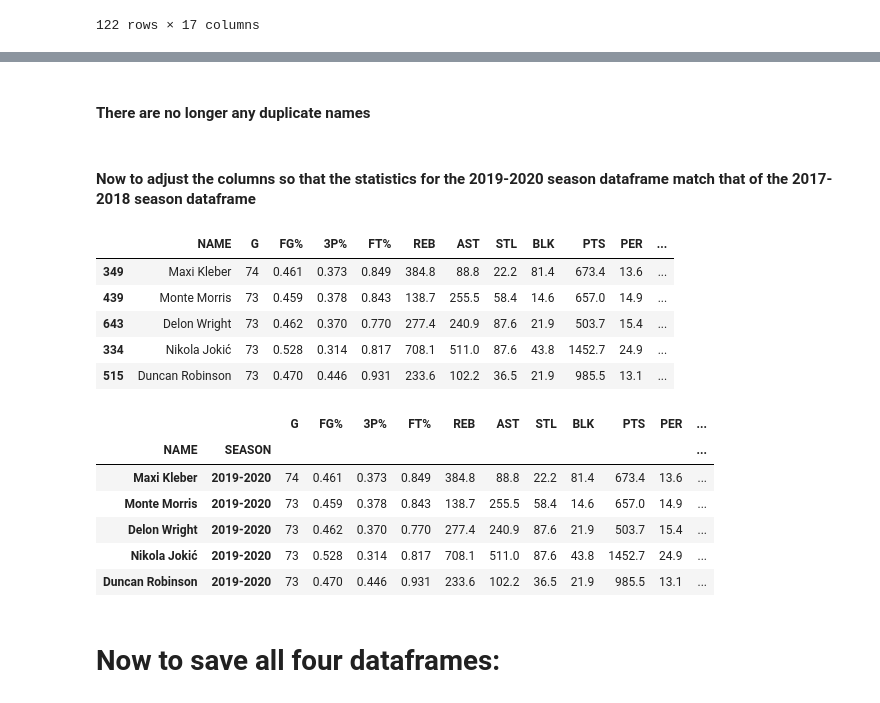
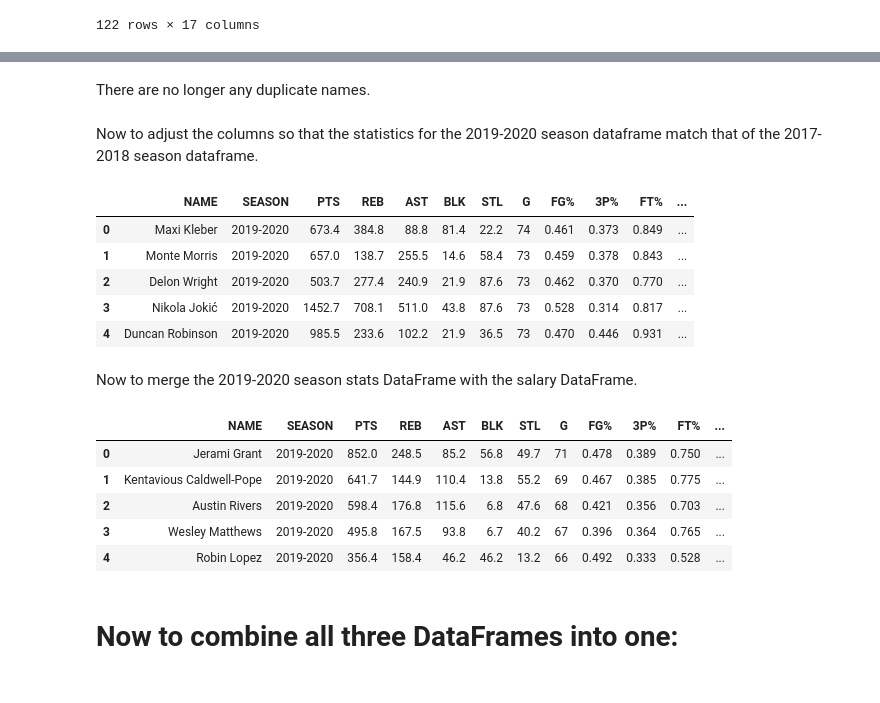
Before and after one commit to Marcial-Medina/Capstone-2---NBA-contracts, a Jupyter notebook: Notebooks/Capstone 2 - Data Wrangling.ipynb, the cells around one changed output, grey strips where cells are left out. Drawn from its saved outputs; the diff is of its cells as text; code cells hidden in the pictures.

Commit message:
updated data wrangling notebook and updated csv data file

```diff
--- a/Notebooks/Capstone 2 - Data Wrangling.ipynb
+++ b/Notebooks/Capstone 2 - Data Wrangling.ipynb
@@ -362,0 +345,5 @@ season_17_18.head()
+# %%
+# reordering the columns
+column_names = ['NAME','SEASON','PTS','REB','AST','BLK','STL','G','FG%','3P%','FT%','TS%','USG%','PER','WS','BPM','VORP']
+season_17_18 = season_17_18[column_names].reset_index(drop=True)
+season_17_18.head()
@@ -640,32 +638,34 @@ freq             1
 Name: NAME, dtype: object
 # %% [markdown]
-#### There are no longer any duplicate names
+There are no longer any duplicate names.
 # %% [markdown]
-#### Now to adjust the columns so that the statistics for the 2019-2020 season dataframe match that of the 2017-2018 season dataframe
+Now to adjust the columns so that the statistics for the 2019-2020 season dataframe match that of the 2017-2018 season dataframe.
 # %%
 season_19_20['PTS']=season_19_20['PTS']*season_19_20['G'] # getting total points instead of points per game
 season_19_20['REB']=season_19_20['REB']*season_19_20['G']
 season_19_20['AST']=season_19_20['AST']*season_19_20['G']
 season_19_20['BLK']=season_19_20['BLK']*season_19_20['G']
 season_19_20['STL']=season_19_20['STL']*season_19_20['G']
+season_19_20 = season_19_20[column_names].reset_index(drop=True) # reordering the columns
 season_19_20.head()
 # %% [output]
-|  | NAME | G | FG% | 3P% | FT% | REB | AST | STL | BLK | PTS | PER | ... |
-| 349 | Maxi Kleber | 74 | 0.461 | 0.373 | 0.849 | 384.8 | 88.8 | 22.2 | 81.4 | 673.4 | 13.6 | ... |
-| 439 | Monte Morris | 73 | 0.459 | 0.378 | 0.843 | 138.7 | 255.5 | 58.4 | 14.6 | 657.0 | 14.9 | ... |
-| 643 | Delon Wright | 73 | 0.462 | 0.370 | 0.770 | 277.4 | 240.9 | 87.6 | 21.9 | 503.7 | 15.4 | ... |
-| 334 | Nikola Jokić | 73 | 0.528 | 0.314 | 0.817 | 708.1 | 511.0 | 87.6 | 43.8 | 1452.7 | 24.9 | ... |
-| 515 | Duncan Robinson | 73 | 0.470 | 0.446 | 0.931 | 233.6 | 102.2 | 36.5 | 21.9 | 985.5 | 13.1 | ... |
+|  | NAME | SEASON | PTS | REB | AST | BLK | STL | G | FG% | 3P% | FT% | ... |
+| 0 | Maxi Kleber | 2019-2020 | 673.4 | 384.8 | 88.8 | 81.4 | 22.2 | 74 | 0.461 | 0.373 | 0.849 | ... |
+| 1 | Monte Morris | 2019-2020 | 657.0 | 138.7 | 255.5 | 14.6 | 58.4 | 73 | 0.459 | 0.378 | 0.843 | ... |
+| 2 | Delon Wright | 2019-2020 | 503.7 | 277.4 | 240.9 | 21.9 | 87.6 | 73 | 0.462 | 0.370 | 0.770 | ... |
+| 3 | Nikola Jokić | 2019-2020 | 1452.7 | 708.1 | 511.0 | 43.8 | 87.6 | 73 | 0.528 | 0.314 | 0.817 | ... |
+| 4 | Duncan Robinson | 2019-2020 | 985.5 | 233.6 | 102.2 | 21.9 | 36.5 | 73 | 0.470 | 0.446 | 0.931 | ... |
+# %% [markdown]
+Now to merge the 2019-2020 season stats DataFrame with the salary DataFrame.
 # %%
-season_19_20 = season_19_20.set_index(['NAME','SEASON'])
+season_19_20 = pd.merge(season_19_20, contracts_19_20, on=['NAME','SEASON'])
 season_19_20.head()
 # %% [output]
-|  |  | G | FG% | 3P% | FT% | REB | AST | STL | BLK | PTS | PER | ... |
-| NAME | SEASON |  |  |  |  |  |  |  |  |  |  | ... |
-| Maxi Kleber | 2019-2020 | 74 | 0.461 | 0.373 | 0.849 | 384.8 | 88.8 | 22.2 | 81.4 | 673.4 | 13.6 | ... |
-| Monte Morris | 2019-2020 | 73 | 0.459 | 0.378 | 0.843 | 138.7 | 255.5 | 58.4 | 14.6 | 657.0 | 14.9 | ... |
-| Delon Wright | 2019-2020 | 73 | 0.462 | 0.370 | 0.770 | 277.4 | 240.9 | 87.6 | 21.9 | 503.7 | 15.4 | ... |
-| Nikola Jokić | 2019-2020 | 73 | 0.528 | 0.314 | 0.817 | 708.1 | 511.0 | 87.6 | 43.8 | 1452.7 | 24.9 | ... |
-| Duncan Robinson | 2019-2020 | 73 | 0.470 | 0.446 | 0.931 | 233.6 | 102.2 | 36.5 | 21.9 | 985.5 | 13.1 | ... |
+|  | NAME | SEASON | PTS | REB | AST | BLK | STL | G | FG% | 3P% | FT% | ... |
+| 0 | Jerami Grant | 2019-2020 | 852.0 | 248.5 | 85.2 | 56.8 | 49.7 | 71 | 0.478 | 0.389 | 0.750 | ... |
+| 1 | Kentavious Caldwell-Pope | 2019-2020 | 641.7 | 144.9 | 110.4 | 13.8 | 55.2 | 69 | 0.467 | 0.385 | 0.775 | ... |
+| 2 | Austin Rivers | 2019-2020 | 598.4 | 176.8 | 115.6 | 6.8 | 47.6 | 68 | 0.421 | 0.356 | 0.703 | ... |
+| 3 | Wesley Matthews | 2019-2020 | 495.8 | 167.5 | 93.8 | 6.7 | 40.2 | 67 | 0.396 | 0.364 | 0.765 | ... |
+| 4 | Robin Lopez | 2019-2020 | 356.4 | 158.4 | 46.2 | 46.2 | 13.2 | 66 | 0.492 | 0.333 | 0.528 | ... |
 # %% [markdown]
-# Now to save all four dataframes:
+# Now to combine all three DataFrames into one:
```
Also changed, not shown: parts of 45 cells of this notebook, 5 other files.
